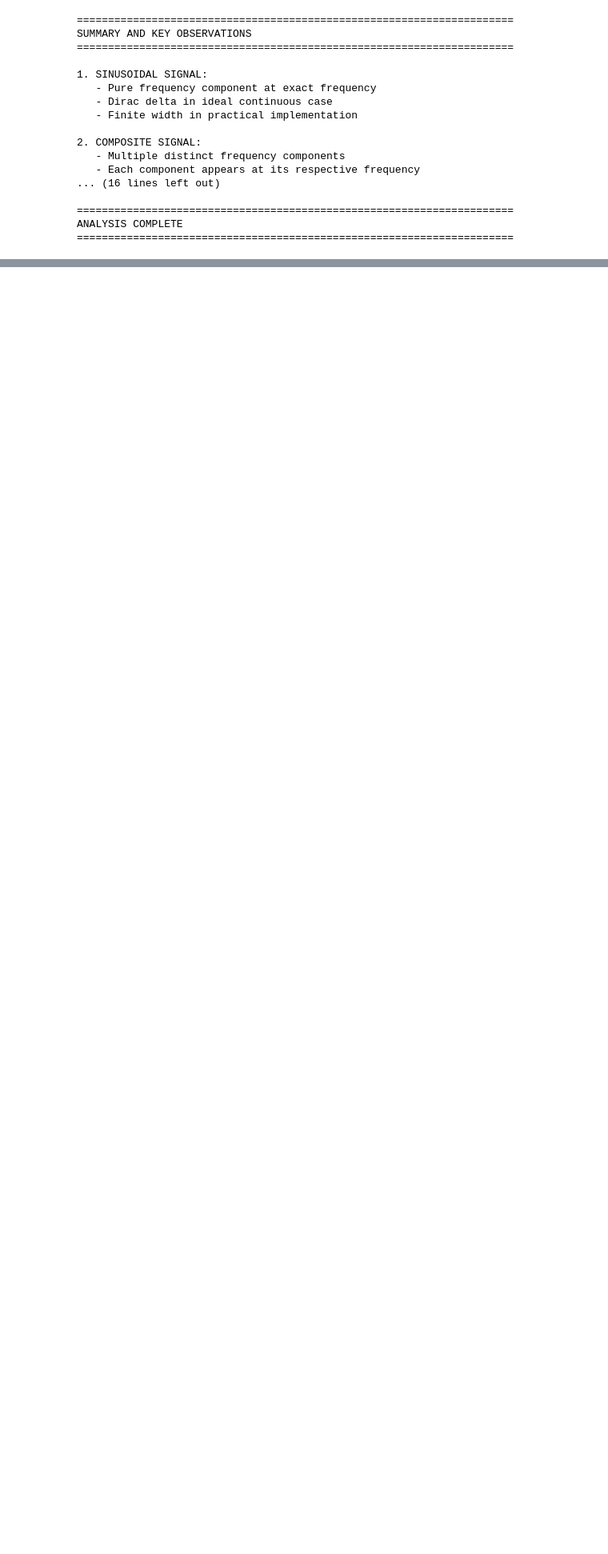
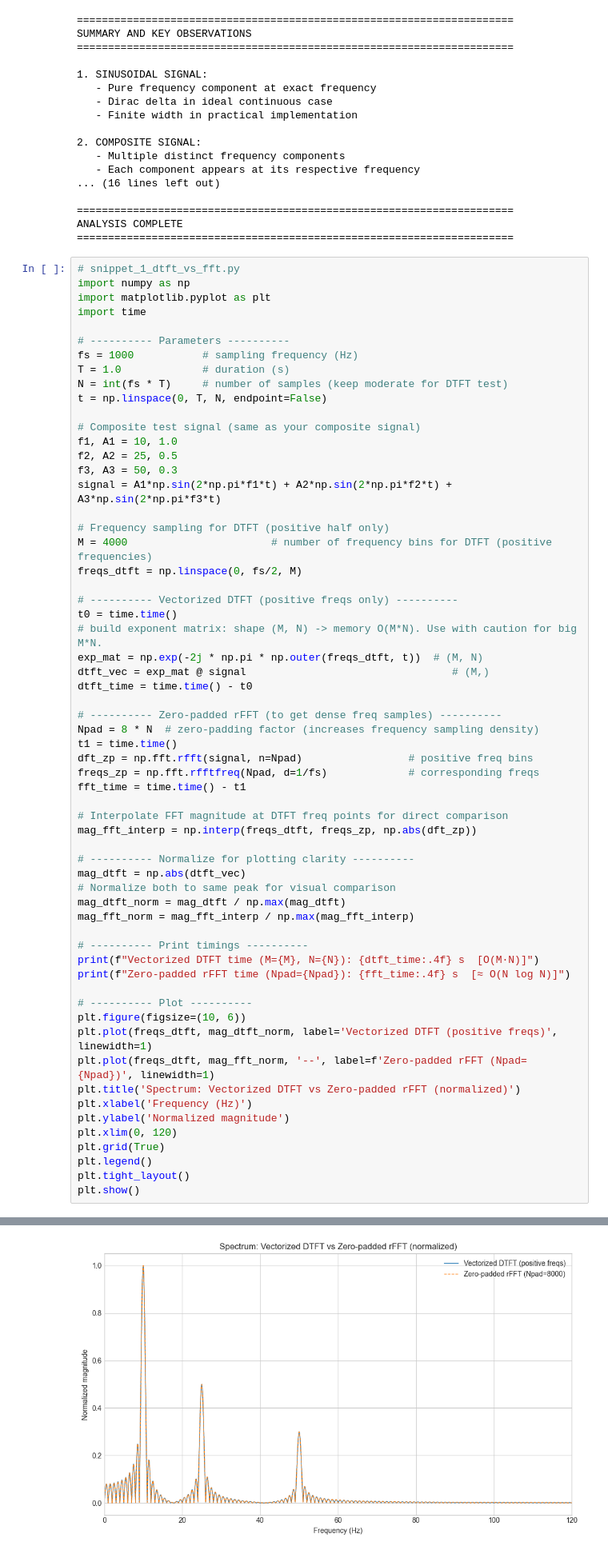
Before and after one commit to Abhijith-E/SPR-lab-2448503, a Jupyter notebook: Lab2.ipynb, the cells around one changed output, grey strips where cells are left out. Shown at 80% size. Cells and saved outputs as stored; diff of their text form; blank space fills up the shorter version.

Commit message:
implemented vectorized DTFT vs zero-padded rFFT comparison with timing and normalized spectrum plot for composite signal

```diff
--- a/Lab2.ipynb
+++ b/Lab2.ipynb
@@ -435,3 +435,65 @@ SUMMARY AND KEY OBSERVATIONS
 ======================================================================
 ANALYSIS COMPLETE
 ======================================================================
+# %%
+# snippet_1_dtft_vs_fft.py
+import numpy as np
+import matplotlib.pyplot as plt
+import time
+
+# ---------- Parameters ----------
+fs = 1000           # sampling frequency (Hz)
+T = 1.0             # duration (s)
+N = int(fs * T)     # number of samples (keep moderate for DTFT test)
+t = np.linspace(0, T, N, endpoint=False)
+
+# Composite test signal (same as your composite signal)
+f1, A1 = 10, 1.0
+f2, A2 = 25, 0.5
+f3, A3 = 50, 0.3
+signal = A1*np.sin(2*np.pi*f1*t) + A2*np.sin(2*np.pi*f2*t) + A3*np.sin(2*np.pi*f3*t)
+
+# Frequency sampling for DTFT (positive half only)
+M = 4000                       # number of frequency bins for DTFT (positive frequencies)
+freqs_dtft = np.linspace(0, fs/2, M)
+
+# ---------- Vectorized DTFT (positive freqs only) ----------
+t0 = time.time()
+# build exponent matrix: shape (M, N) -> memory O(M*N). Use with caution for big M*N.
+exp_mat = np.exp(-2j * np.pi * np.outer(freqs_dtft, t))  # (M, N)
+dtft_vec = exp_mat @ signal                                 # (M,)
+dtft_time = time.time() - t0
+
+# ---------- Zero-padded rFFT (to get dense freq samples) ----------
+Npad = 8 * N  # zero-padding factor (increases frequency sampling density)
+t1 = time.time()
+dft_zp = np.fft.rfft(signal, n=Npad)                 # positive freq bins
+freqs_zp = np.fft.rfftfreq(Npad, d=1/fs)             # corresponding freqs
+fft_time = time.time() - t1
+
+# Interpolate FFT magnitude at DTFT freq points for direct comparison
+mag_fft_interp = np.interp(freqs_dtft, freqs_zp, np.abs(dft_zp))
+
+# ---------- Normalize for plotting clarity ----------
+mag_dtft = np.abs(dtft_vec)
+# Normalize both to same peak for visual comparison
+mag_dtft_norm = mag_dtft / np.max(mag_dtft)
+mag_fft_norm = mag_fft_interp / np.max(mag_fft_interp)
+
+# ---------- Print timings ----------
+print(f"Vectorized DTFT time (M={M}, N={N}): {dtft_time:.4f} s  [O(M·N)]")
+print(f"Zero-padded rFFT time (Npad={Npad}): {fft_time:.4f} s  [≈ O(N log N)]")
+
+# ---------- Plot ----------
+plt.figure(figsize=(10, 6))
+plt.plot(freqs_dtft, mag_dtft_norm, label='Vectorized DTFT (positive freqs)', linewidth=1)
+plt.plot(freqs_dtft, mag_fft_norm, '--', label=f'Zero-padded rFFT (Npad={Npad})', linewidth=1)
+plt.title('Spectrum: Vectorized DTFT vs Zero-padded rFFT (normalized)')
+plt.xlabel('Frequency (Hz)')
+plt.ylabel('Normalized magnitude')
+plt.xlim(0, 120)
+plt.grid(True)
+plt.legend()
+plt.tight_layout()
+plt.show()
+# %% [output]
@@ -437,0 +502 @@ ANALYSIS COMPLETE
+[figure, added]
```
Also changed, not shown: parts of 1 cell of this notebook.
